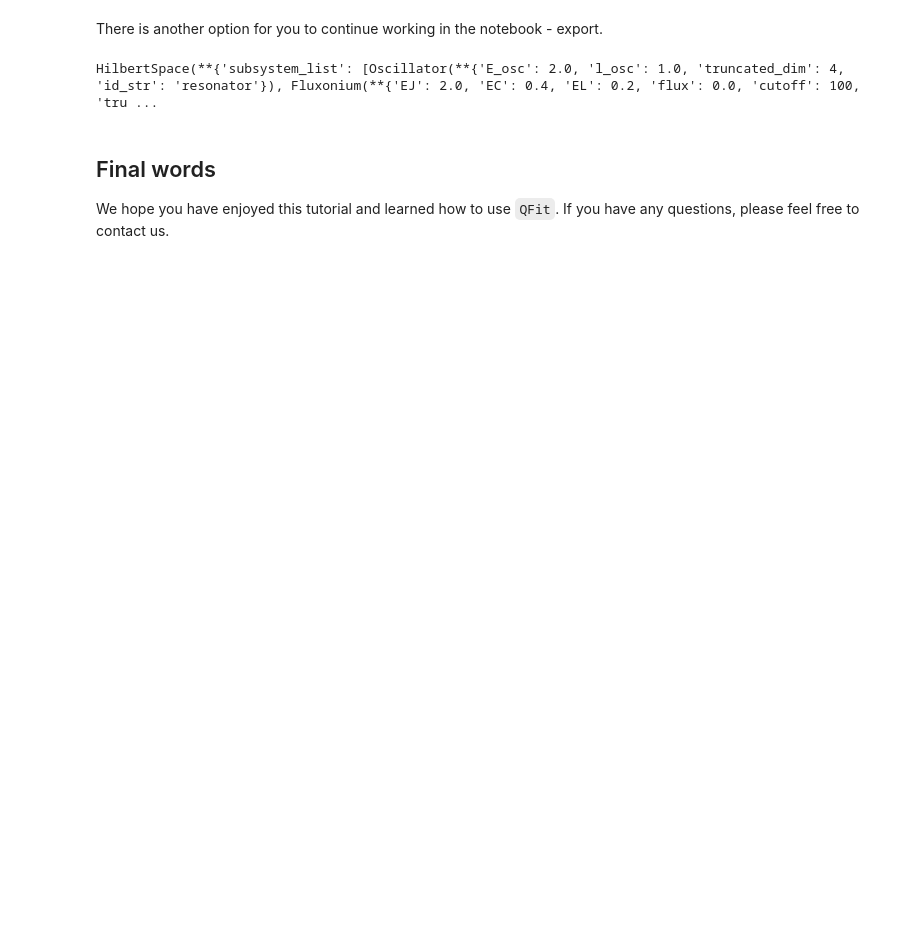
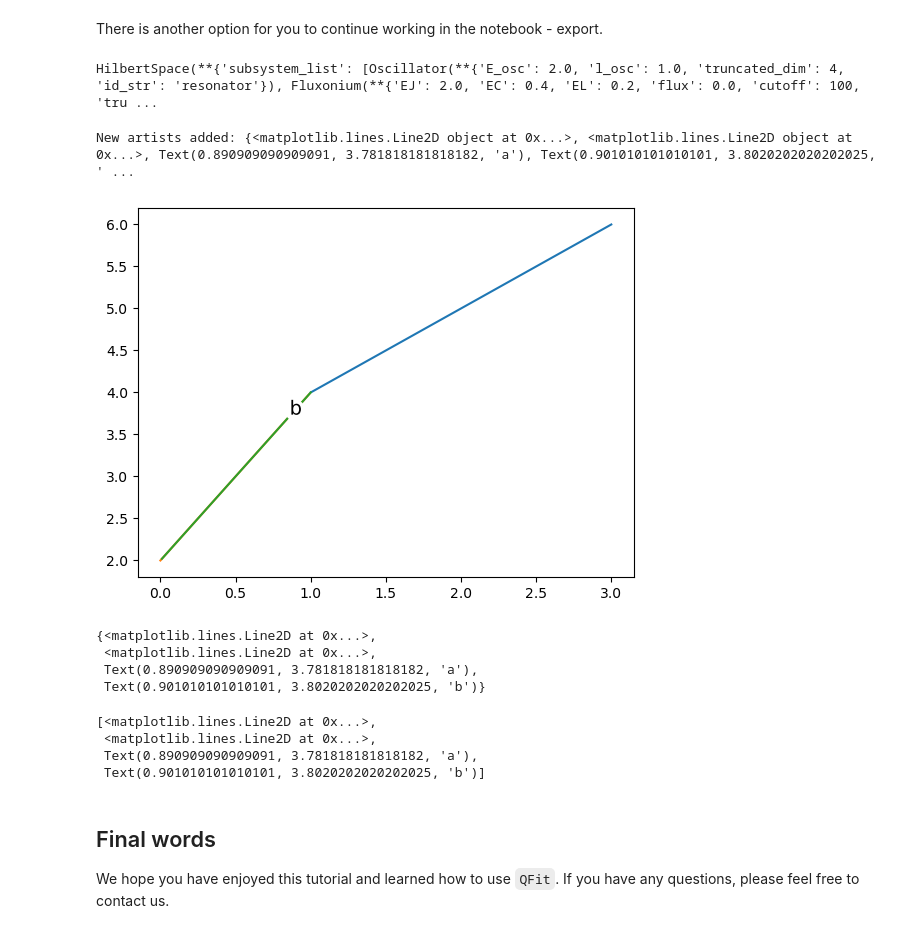
Before and after one commit to scqubits/qfit, a Jupyter notebook: QFit_Quick_Start.ipynb, the cells around one changed output. Saved outputs shown, nothing was run; the diff lists cells and outputs as text; code cells hidden in the pictures; blank space fills up the shorter version.

```diff
--- a/QFit_Quick_Start.ipynb
+++ b/QFit_Quick_Start.ipynb
@@ -384,6 +262,55 @@ fit_hilbertspace = fit.exportHilbertSpace(deepcopy=True)
 fit_hilbertspace
 # %% [output]
 HilbertSpace(**{'subsystem_list': [Oscillator(**{'E_osc': 2.0, 'l_osc': 1.0, 'truncated_dim': 4, 'id_str': 'resonator'}), Fluxonium(**{'EJ': 2.0, 'EC': 0.4, 'EL': 0.2, 'flux': 0.0, 'cutoff': 100, 'tru ...
+# %%
+import matplotlib.pyplot as plt
+import numpy as np
+from labellines import labelLines
+
+def plot(ax):
+    art = ax.plot(np.linspace(0, 1, 100).reshape(50, 2), np.linspace(2, 4, 100).reshape(50, 2), label=["a", "b"])
+    art2 = labelLines(art, align=False, fontsize=14, shrink_factor=0.5, color="k", outline_color="w")
+
+    return art + art2
+# %%
+import matplotlib.pyplot as plt
+
+def my_plotting_function(ax):
+    # This function adds a plot to the axes but does not return the artist
+    ax.plot([1, 2, 3], [4, 5, 6])
+
+fig, ax = plt.subplots()
+my_plotting_function(ax)
+
+# Get the list of artists before the function call
+before = set(ax.get_children())
+
+# Call the function
+artists = plot(ax)
+
+# Get the list of artists after the function call
+after = set(ax.get_children())
+
+# Determine the new artists
+new_artists = after - before
+print("New artists added:", new_artists)
+# %% [output]
+New artists added: {<matplotlib.lines.Line2D object at 0x...>, <matplotlib.lines.Line2D object at 0x...>, Text(0.890909090909091, 3.781818181818182, 'a'), Text(0.901010101010101, 3.8020202020202025, ' ...
+[figure, added]
+# %%
+new_artists
+# %% [output]
+{<matplotlib.lines.Line2D at 0x...>,
+ <matplotlib.lines.Line2D at 0x...>,
+ Text(0.890909090909091, 3.781818181818182, 'a'),
+ Text(0.901010101010101, 3.8020202020202025, 'b')}
+# %%
+artists
+# %% [output]
+[<matplotlib.lines.Line2D at 0x...>,
+ <matplotlib.lines.Line2D at 0x...>,
+ Text(0.890909090909091, 3.781818181818182, 'a'),
+ Text(0.901010101010101, 3.8020202020202025, 'b')]
 # %% [markdown]
 ## Final words
 We hope you have enjoyed this tutorial and learned how to use `QFit`. If you have any questions, please feel free to contact us.
```
Also changed, not shown: parts of 3 cells of this notebook, 5 other files.
